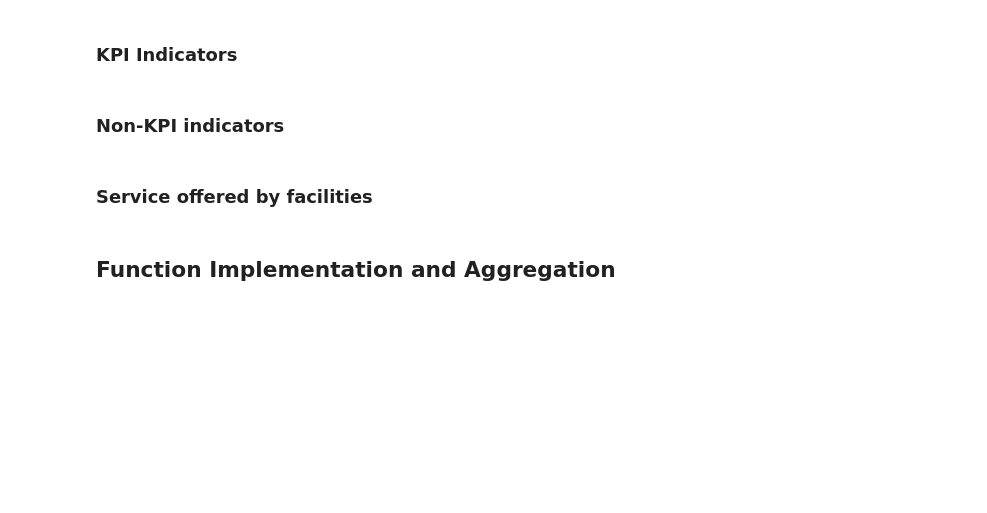
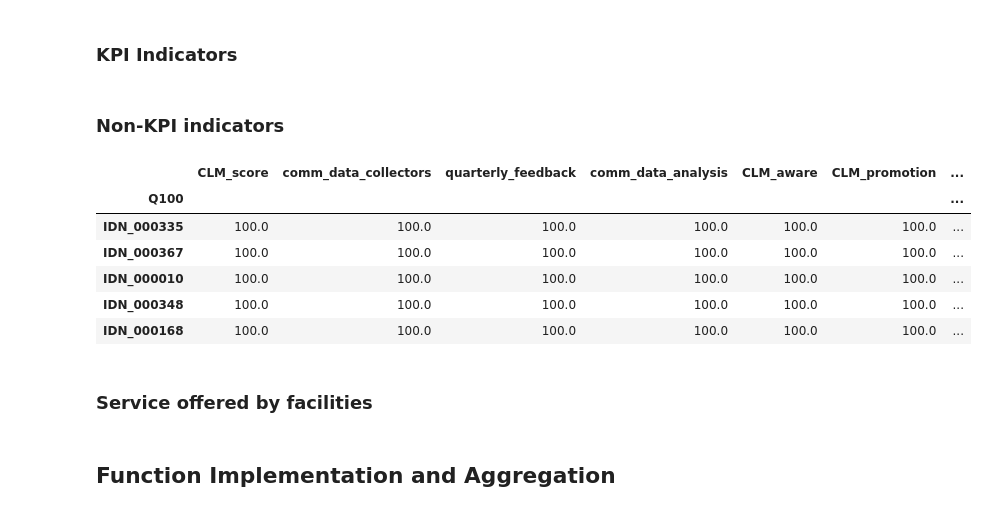
Before and after one commit to UncleAsiwaju/tHFA, a Jupyter notebook: Analysis_Notebook.ipynb, the cells around one changed output. Saved outputs shown, nothing was run; the diff lists cells and outputs as text; code cells hidden in the pictures; blank space fills up the shorter version.

```diff
--- a/Analysis_Notebook.ipynb
+++ b/Analysis_Notebook.ipynb
@@ -1281,35 +1281,44 @@ def calculate_CLM(row):
    Returns:
     0 - 100 based on number of strongly agree or agree responses
 
     """
 
     questions = ['tHFA_B021', 'tHFA_B022', 'tHFA_B023', 'tHFA_B024', 'tHFA_B035', 'tHFA_B045']
     # agree_count = sum(1 for q in questions if row[q] in ['STRONGLY AGREE', 'AGREE'])
     score_breakdown = []
     for i in range(len(questions)):
         agree_answer = 100 if row[questions[i]] in ['STRONGLY AGREE', 'AGREE'] else 0
         score_breakdown.append(agree_answer)
 
     if score_breakdown[0] != 100:
         score_breakdown[1] = score_breakdown[2]= score_breakdown[3]= score_breakdown[5] = 0
     if score_breakdown[2] != 100:
         score_breakdown[2] = 0
+        score_breakdown [3] = 0
     score = np.nanmean(score_breakdown)
 
 
     return pd.Series({
         'CLM_score': score,
         'comm_data_collectors': score_breakdown[0],
         'quarterly_feedback': score_breakdown[1],
         'comm_data_analysis': score_breakdown[5],
         'CLM_aware': score_breakdown[2],
         'CLM_promotion': score_breakdown[3],
         'client_feedback': score_breakdown[4]
         })
 
 # # test_gmb = df.loc[['GMB_000119', 'GMB_000117', 'GMB_000051', 'GMB_000092']]
-# see = test.apply(calculate_CLM, axis=1)
-# see
+see = test.apply(calculate_CLM, axis=1)
+see
+# %% [output]
+|  | CLM_score | comm_data_collectors | quarterly_feedback | comm_data_analysis | CLM_aware | CLM_promotion | ... |
+| Q100 |  |  |  |  |  |  | ... |
+| IDN_000335 | 100.0 | 100.0 | 100.0 | 100.0 | 100.0 | 100.0 | ... |
+| IDN_000367 | 100.0 | 100.0 | 100.0 | 100.0 | 100.0 | 100.0 | ... |
+| IDN_000010 | 100.0 | 100.0 | 100.0 | 100.0 | 100.0 | 100.0 | ... |
+| IDN_000348 | 100.0 | 100.0 | 100.0 | 100.0 | 100.0 | 100.0 | ... |
+| IDN_000168 | 100.0 | 100.0 | 100.0 | 100.0 | 100.0 | 100.0 | ... |
 # %% [markdown]
 ### Service offered by facilities
 # %%
```
Also changed, not shown: parts of 8 cells of this notebook, 8 other files.
